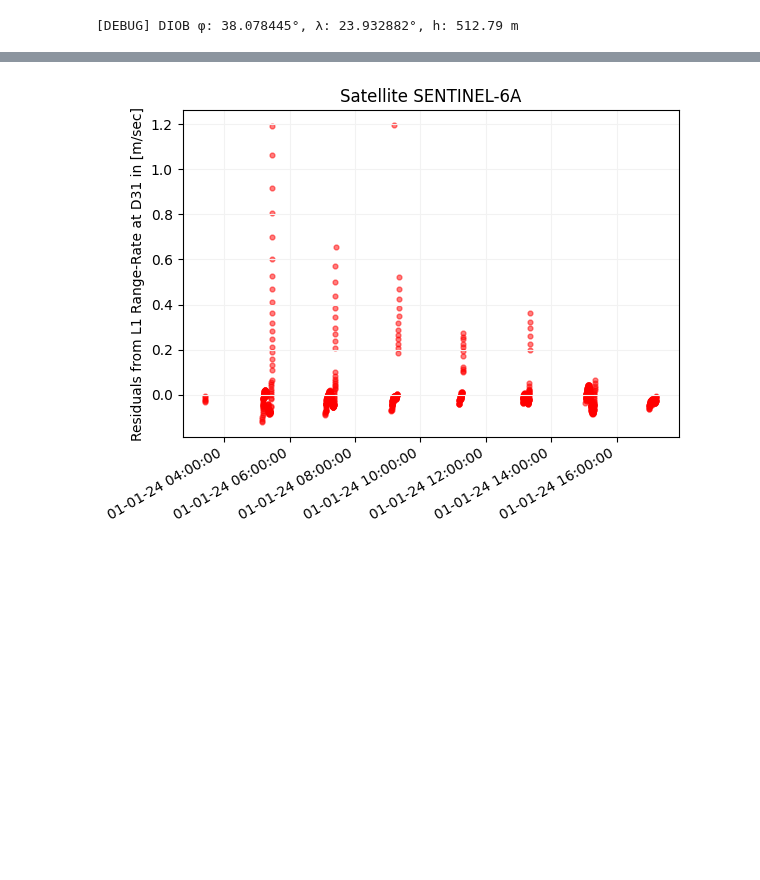
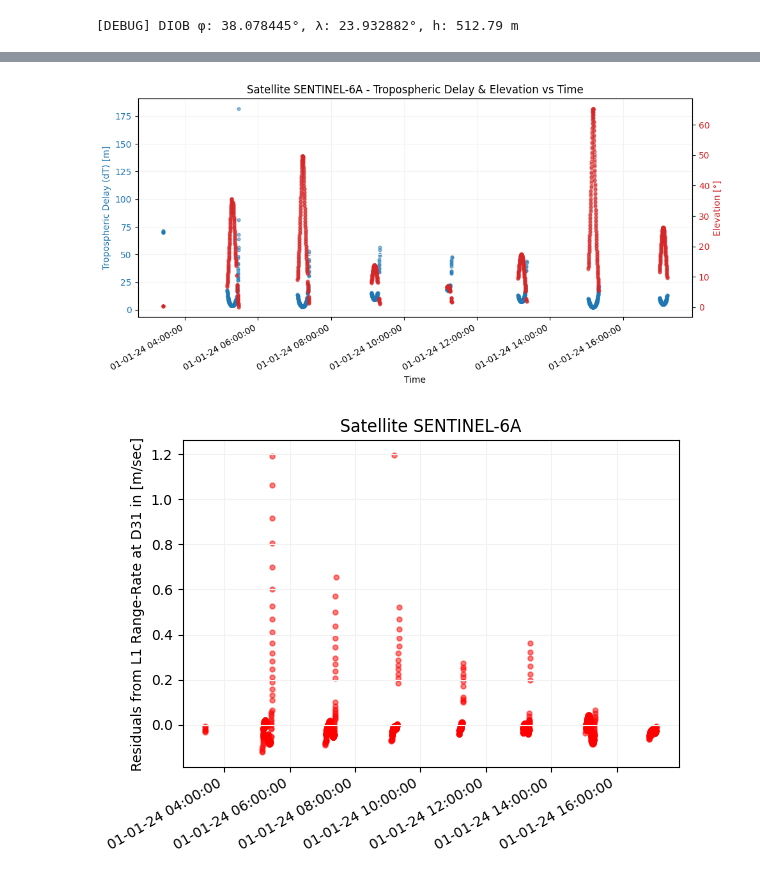
Before and after one commit to DSOlab/AcademicSoftware, a Jupyter notebook: JupiterLab/doris/doris_soph.ipynb, the cells around one changed output, grey strips where cells are left out. Drawn from its saved outputs; the diff is of its cells as text; code cells hidden in the pictures; blank space fills up the shorter version.

```diff
--- a/JupiterLab/doris/doris_soph.ipynb
+++ b/JupiterLab/doris/doris_soph.ipynb
@@ -273,2 +369,30 @@ Corrected: X = 4595205.680, Y = 2039492.927, Z = 3912618.462 [m]
+# %%
+# ---- Combined Scatter Plot ----
+fig, ax1 = plt.subplots(figsize=(10, 5))
+
+# Πρώτος άξονας: Tropospheric Delay (dT)
+color1 = 'tab:blue'
+ax1.set_xlabel("Time")
+ax1.set_ylabel("Tropospheric Delay (dT) [m]", color=color1)
+ax1.scatter(t, dT_list, alpha=0.5, s=12, color=color1, label="dT")
+ax1.tick_params(axis='y', labelcolor=color1)
+ax1.grid(color='0.95')
+
+# Δεύτερος άξονας: Elevation
+ax2 = ax1.twinx()
+color2 = 'tab:red'
+ax2.set_ylabel("Elevation [°]", color=color2)
+ax2.scatter(t, el_valid, alpha=0.5, s=12, color=color2, label="Elevation")
+ax2.tick_params(axis='y', labelcolor=color2)
+
+# Format time axis
+ax1.xaxis.set_major_formatter(mdates.DateFormatter("%d-%m-%y %H:%M:%S"))
+fig.autofmt_xdate()
+
+plt.title(f"Satellite {rnx.sat_name} - Tropospheric Delay & Elevation vs Time")
+plt.tight_layout()
+plt.show()
+# %% [output]
+[figure, added]
 # %%
 #plt.scatter([at2pt(ti) for ti in t], res2, alpha=0.5, s=12, c='blue')
```
Also changed, not shown: parts of 13 cells of this notebook.
